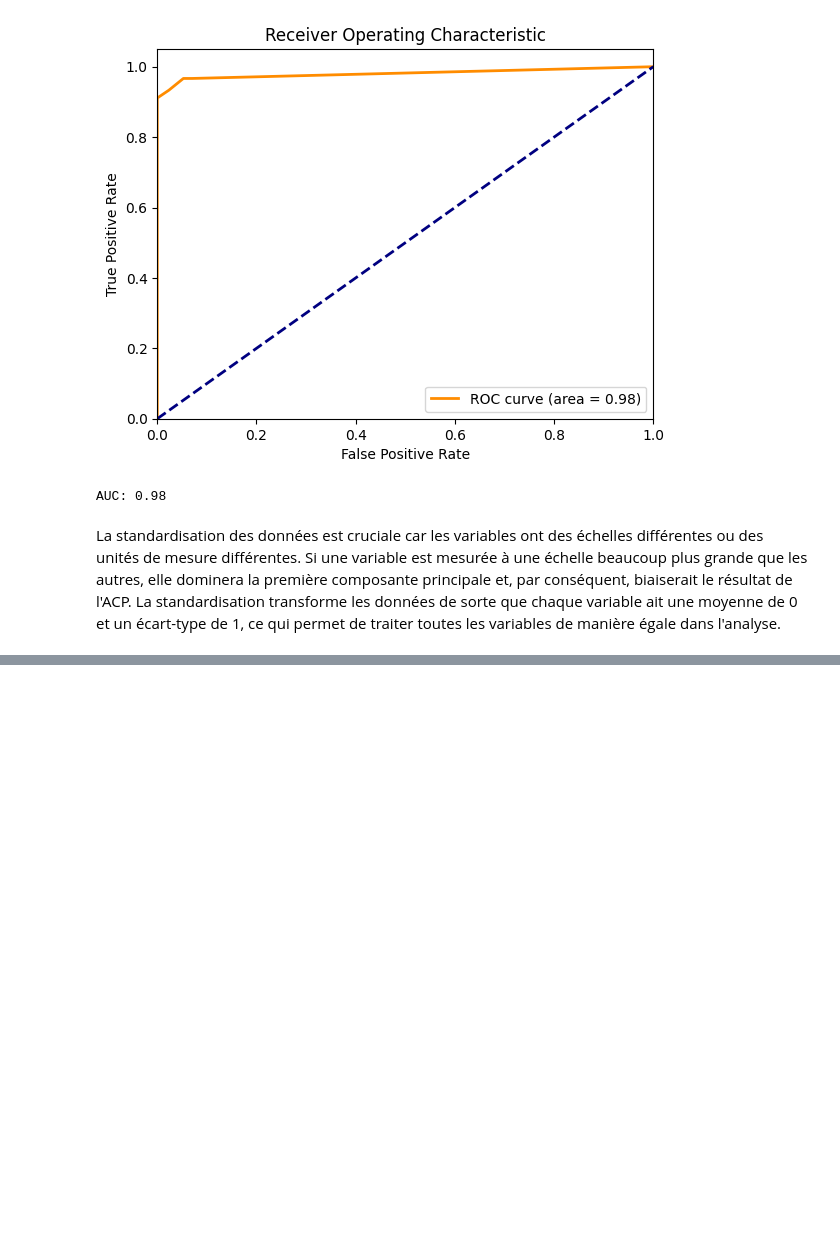
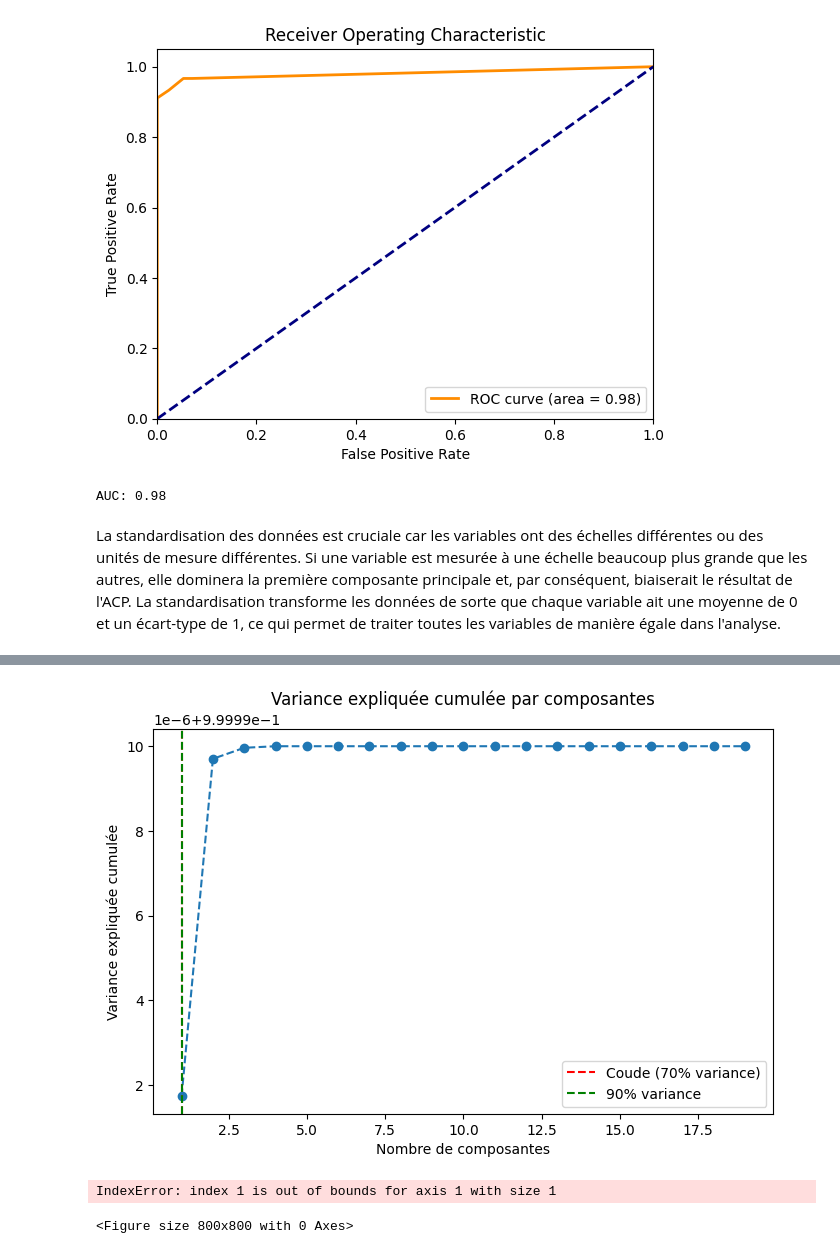
Before and after one commit to malayaan/Income_inequality, a Jupyter notebook: first.ipynb, the cells around one changed output, grey strips where cells are left out. Cells and saved outputs as stored; diff of their text form; code cells hidden in the pictures; blank space fills up the shorter version.

```diff
--- a/first.ipynb
+++ b/first.ipynb
@@ -431,0 +446,57 @@ NameError: name 'X_train_scaled' is not defined
+# %%
+# Nous allons d'abord ajuster une ACP sans réduction pour déterminer le nombre de composantes nécessaires
+# afin d'expliquer un certain pourcentage de la variance totale.
+
+# Initialisation de l'ACP sans réduction de dimension
+pca_full = PCA()
+
+# Ajustement de l'ACP sur les données d'entraînement standardisées
+pca_full.fit(X_train)
+
+# Calcul de la variance expliquée cumulée
+cumulative_explained_variance = np.cumsum(pca_full.explained_variance_ratio_)
+
+# Détermination de la dimension k pour différentes règles
+# Règle du coude : trouver un 'coude' dans la courbe de variance expliquée cumulée
+k_elbow = np.argmax(cumulative_explained_variance >= 0.7) + 1  # Exemple avec 70% de variance expliquée
+
+# Règle de Kaiser : garder les composantes avec une variance supérieure à la moyenne
+k_kaiser = np.sum(pca_full.explained_variance_ >= 1)
+
+# Autres règles pourraient inclure le nombre de composantes pour atteindre 80%, 90%, 95%, etc. de la variance expliquée.
+# Par exemple, avec 90% de variance expliquée :
+k_90_percent = np.argmax(cumulative_explained_variance >= 0.9) + 1
+
+# Réduction de dimension avec la règle du coude (ou autre règle choisie)
+pca_reduced = PCA(n_components=k_elbow)
+X_train_pca_reduced = pca_reduced.fit_transform(X_train)
+
+# Visualisation de la variance expliquée cumulée pour aider à la décision
+plt.figure(figsize=(8, 5))
+plt.plot(range(1, len(cumulative_explained_variance)+1), cumulative_explained_variance, marker='o', linestyle='--')
+plt.title('Variance expliquée cumulée par composantes')
+plt.xlabel('Nombre de composantes')
+plt.ylabel('Variance expliquée cumulée')
+plt.axvline(x=k_elbow, color='red', linestyle='--', label='Coude (70% variance)')
+plt.axvline(x=k_90_percent, color='green', linestyle='--', label='90% variance')
+plt.legend()
+plt.show()
+
+# Visualisation du nuage des n points dans les premiers plans factoriels
+colors = ['red' if label == 1 else 'blue' for label in y_train]
+plt.figure(figsize=(8, 8))
+plt.scatter(X_train_pca_reduced[:, 0], X_train_pca_reduced[:, 1], color=colors, alpha=0.5)
+plt.title('Nuage des points dans le premier plan factoriel (ACP réduite)')
+plt.xlabel('Première composante principale')
+plt.ylabel('Deuxième composante principale')
+plt.axhline(0, color='grey', lw=1)
+plt.axvline(0, color='grey', lw=1)
+plt.grid(True)
+plt.show()
+
+# Résultats pour la dimension de réduction retenue
+k_elbow, k_kaiser, k_90_percent
+# %% [output]
+[figure, added]
+IndexError: index 1 is out of bounds for axis 1 with size 1
+<Figure size 800x800 with 0 Axes>
```
Also changed, not shown: parts of 2 cells of this notebook.
